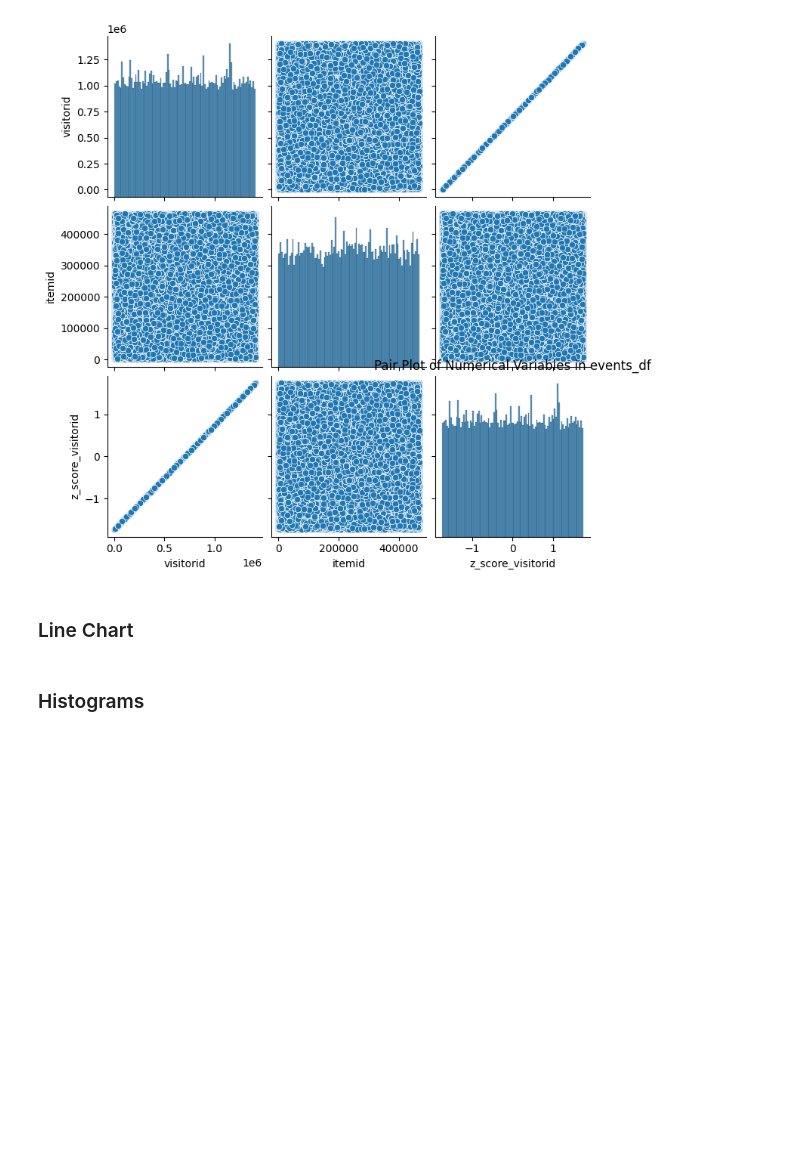
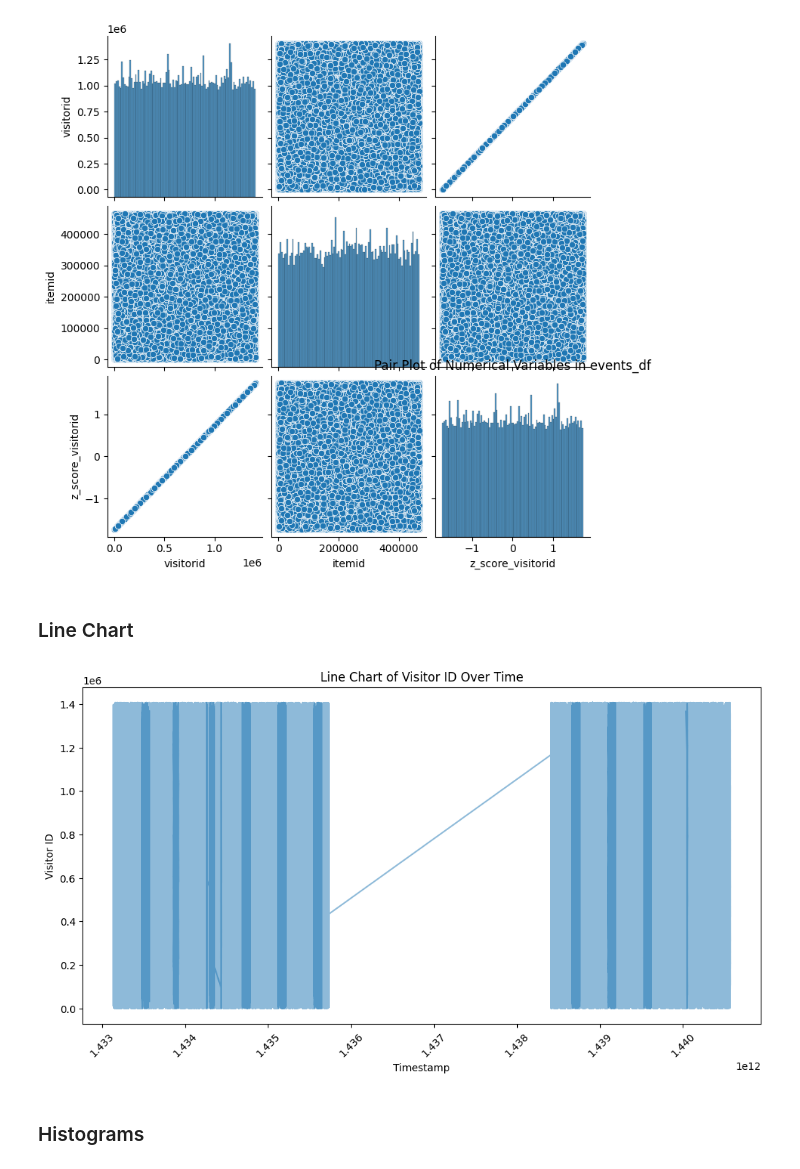
Before and after one commit to Jiya003/User-behaviour-and-Recommendation-analysis, a Jupyter notebook: User_Behaviour_and_Recommendation_Analysis.ipynb, the cells around one changed output. Cells and saved outputs as stored; diff of their text form; code cells hidden in the pictures; blank space fills up the shorter version.

```diff
--- a/User_Behaviour_and_Recommendation_Analysis.ipynb
+++ b/User_Behaviour_and_Recommendation_Analysis.ipynb
@@ -358,17 +357,20 @@ plt.show()
 # %%
 #For trends over time
 
 # Converting timestamp to datetime if necessary
-events_df['timestamp'] = pd.to_datetime(events_df['timestamp'], unit='s')
-
+#events_df['timestamp'] = pd.to_datetime(events_df['timestamp'], unit='s')
+import matplotlib as mpl
+mpl.rcParams['agg.path.chunksize'] = 100000
 # Line Chart
 plt.figure(figsize=(12, 6))
 plt.plot(events_df['timestamp'], events_df['visitorid'], alpha=0.5)
 plt.title('Line Chart of Visitor ID Over Time')
 plt.xlabel('Timestamp')
 plt.ylabel('Visitor ID')
 plt.xticks(rotation=45)
 plt.show()
+# %% [output]
+[figure, added]
 # %% [markdown]
 ### Histograms
 # %%
```
Also changed, not shown: parts of 5 cells of this notebook.
